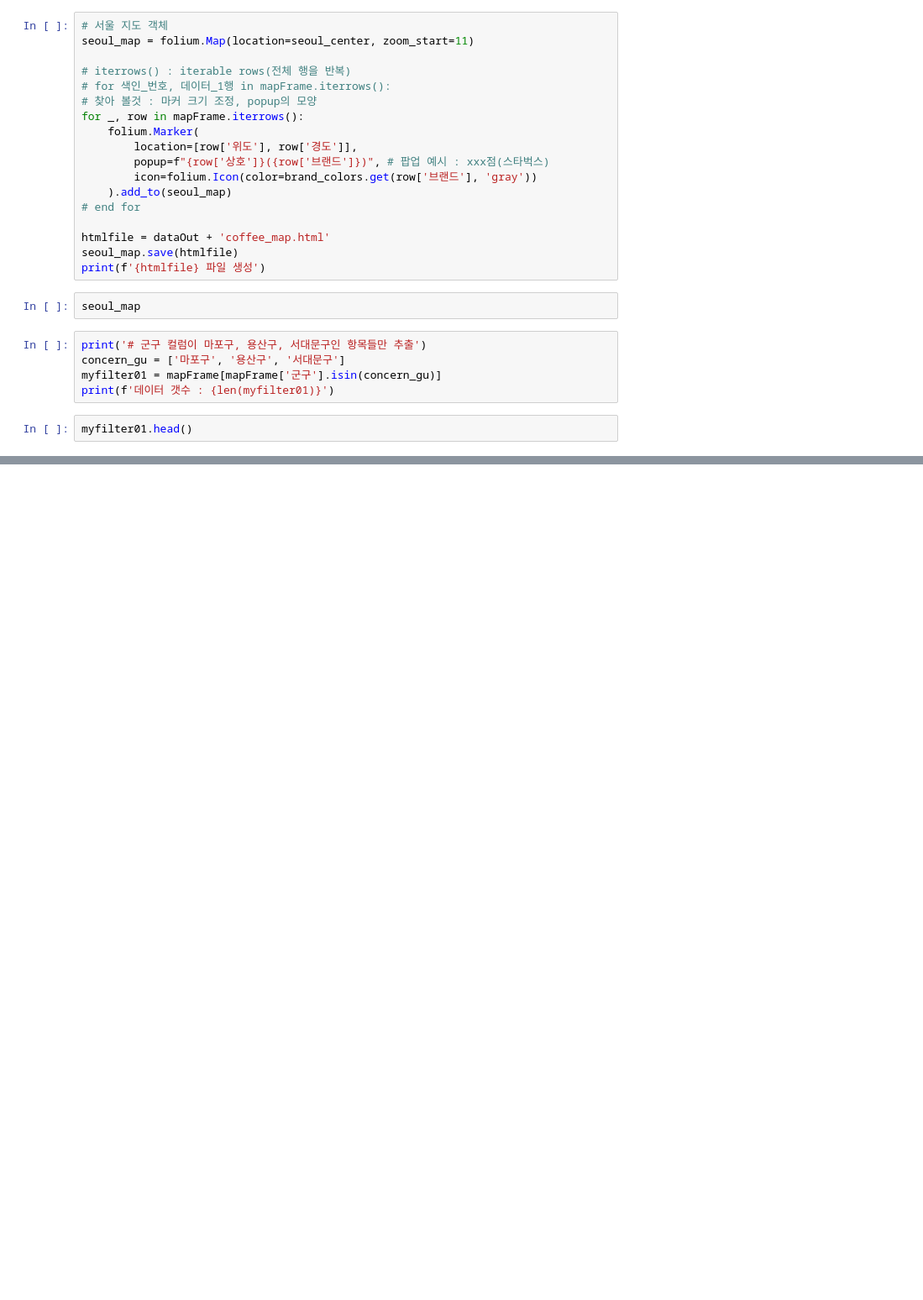
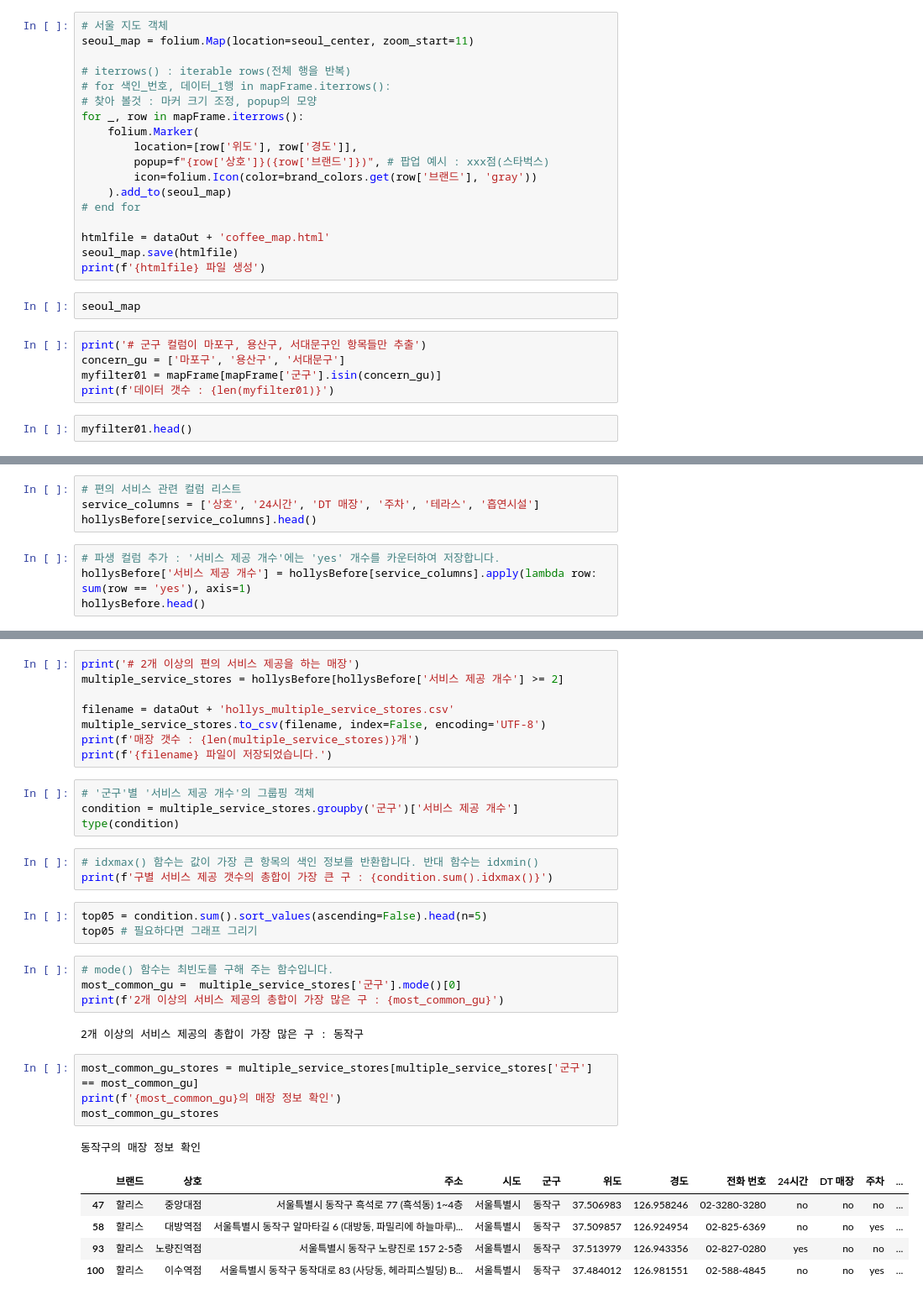
Before and after one commit to kimkitea03/Python_project, a Jupyter notebook: Chap14.crawling/coffeeStoreMakeChart.ipynb, the cells around one changed output, grey strips where cells are left out. Shown at 84% size. Drawn from its saved outputs; the diff is of its cells as text; blank space fills up the shorter version.

```diff
--- a/Chap14.crawling/coffeeStoreMakeChart.ipynb
+++ b/Chap14.crawling/coffeeStoreMakeChart.ipynb
@@ -127,0 +215,8 @@ filter_map
+# %%
+# 편의 서비스 관련 컬럼 리스트
+service_columns = ['상호', '24시간', 'DT 매장', '주차', '테라스', '흡연시설']
+hollysBefore[service_columns].head()
+# %%
+# 파생 컬럼 추가 : '서비스 제공 개수'에는 'yes' 개수를 카운터하여 저장합니다.
+hollysBefore['서비스 제공 개수'] = hollysBefore[service_columns].apply(lambda row: sum(row == 'yes'), axis=1)
+hollysBefore.head()
@@ -127,0 +231,35 @@ filter_map
+# %%
+print('# 2개 이상의 편의 서비스 제공을 하는 매장')
+multiple_service_stores = hollysBefore[hollysBefore['서비스 제공 개수'] >= 2]
+
+filename = dataOut + 'hollys_multiple_service_stores.csv'
+multiple_service_stores.to_csv(filename, index=False, encoding='UTF-8')
+print(f'매장 갯수 : {len(multiple_service_stores)}개')
+print(f'{filename} 파일이 저장되었습니다.')
+# %%
+# '군구'별 '서비스 제공 개수'의 그룹핑 객체
+condition = multiple_service_stores.groupby('군구')['서비스 제공 개수']
+type(condition)
+# %%
+# idxmax() 함수는 값이 가장 큰 항목의 색인 정보를 반환합니다. 반대 함수는 idxmin()
+print(f'구별 서비스 제공 갯수의 총합이 가장 큰 구 : {condition.sum().idxmax()}')
+# %%
+top05 = condition.sum().sort_values(ascending=False).head(n=5)
+top05 # 필요하다면 그래프 그리기
+# %%
+# mode() 함수는 최빈도를 구해 주는 함수입니다.
+most_common_gu =  multiple_service_stores['군구'].mode()[0]
+print(f'2개 이상의 서비스 제공의 총합이 가장 많은 구 : {most_common_gu}')
+# %% [output]
+2개 이상의 서비스 제공의 총합이 가장 많은 구 : 동작구
+# %%
+most_common_gu_stores = multiple_service_stores[multiple_service_stores['군구'] == most_common_gu]
+print(f'{most_common_gu}의 매장 정보 확인')
+most_common_gu_stores
+# %% [output]
+동작구의 매장 정보 확인
+|  | 브랜드 | 상호 | 주소 | 시도 | 군구 | 위도 | 경도 | 전화 번호 | 24시간 | DT 매장 | 주차 | ... |
+| 47 | 할리스 | 중앙대점 | 서울특별시 동작구 흑석로 77 (흑석동) 1~4층 | 서울특별시 | 동작구 | 37.506983 | 126.958246 | 02-3280-3280 | no | no | no | ... |
+| 58 | 할리스 | 대방역점 | 서울특별시 동작구 알마타길 6 (대방동, 파밀리에 하늘마루)... | 서울특별시 | 동작구 | 37.509857 | 126.924954 | 02-825-6369 | no | no | yes | ... |
+| 93 | 할리스 | 노량진역점 | 서울특별시 동작구 노량진로 157 2-5층 | 서울특별시 | 동작구 | 37.513979 | 126.943356 | 02-827-0280 | yes | no | no | ... |
+| 100 | 할리스 | 이수역점 | 서울특별시 동작구 동작대로 83 (사당동, 헤라피스빌딩) B... | 서울특별시 | 동작구 | 37.484012 | 126.981551 | 02-588-4845 | no | no | yes | ... |
```
Also changed, not shown: parts of 22 cells of this notebook, 4 other files.
